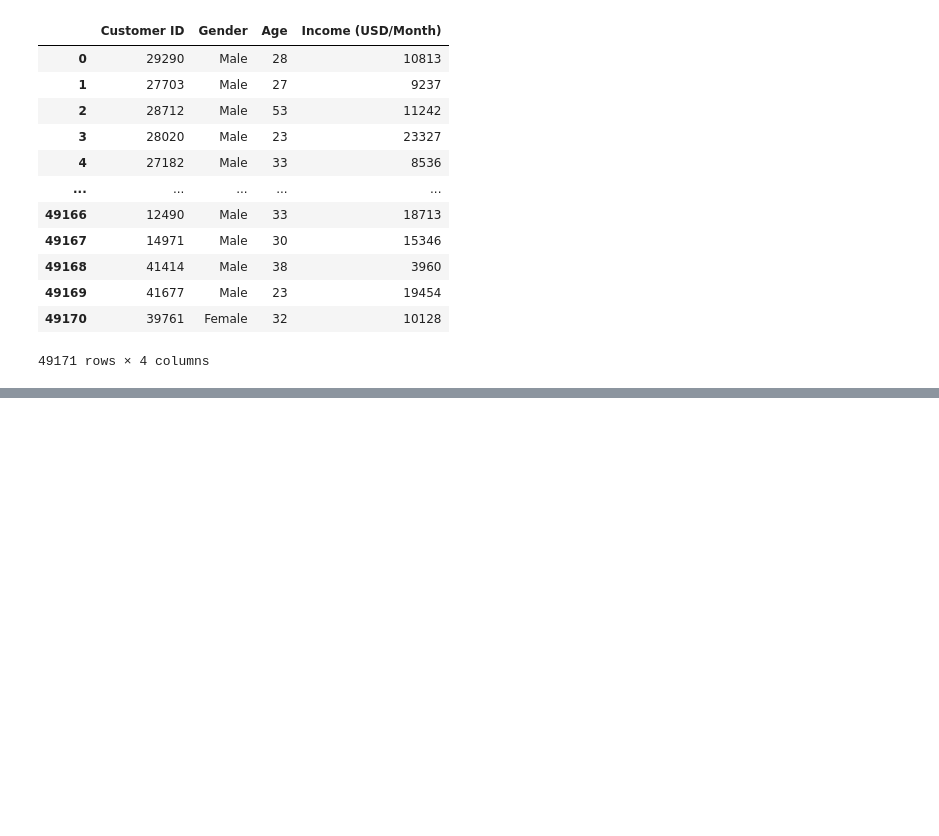
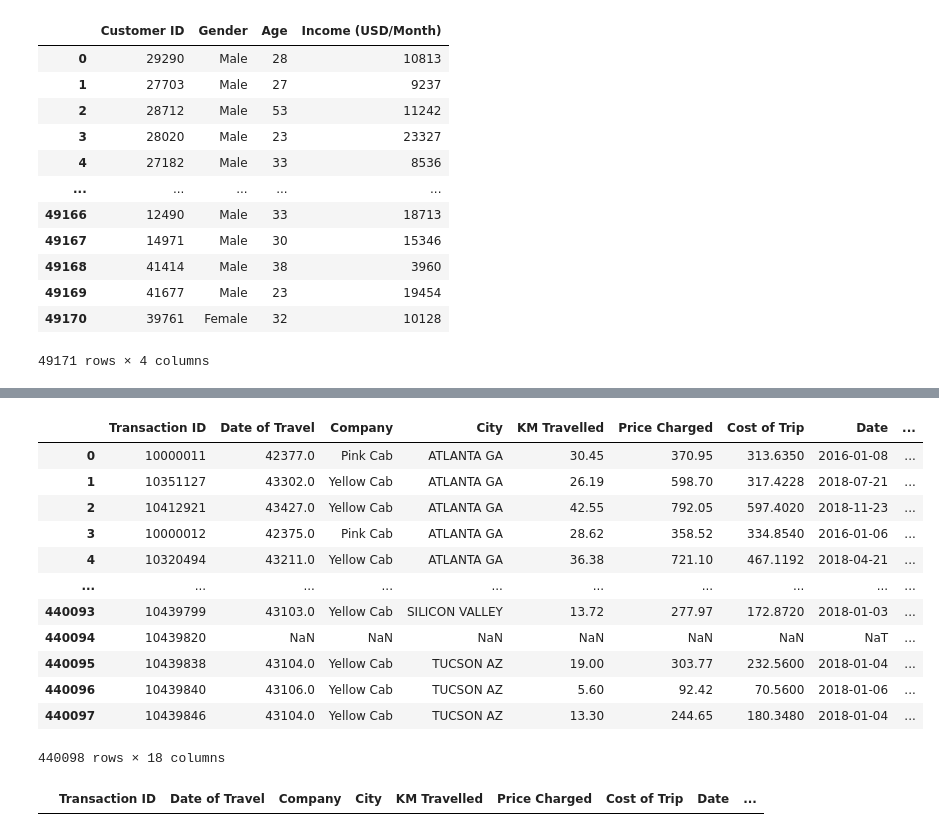
Before and after one commit to zehraozturkk/Cab_Industry, a Jupyter notebook: Processing.ipynb, the cells around one changed output, grey strips where cells are left out. Saved outputs shown, nothing was run; the diff lists cells and outputs as text; code cells hidden in the pictures; blank space fills up the shorter version.

```diff
--- a/Processing.ipynb
+++ b/Processing.ipynb
@@ -168,0 +258,21 @@ customer
+# %%
+merged_df3_2 = pd.merge(merged_df2_2, customer, on='Customer ID')
+merged_df3_2
+# %% [output]
+|  | Transaction ID | Date of Travel | Company | City | KM Travelled | Price Charged | Cost of Trip | Date | ... |
+| 0 | 10000011 | 42377.0 | Pink Cab | ATLANTA GA | 30.45 | 370.95 | 313.6350 | 2016-01-08 | ... |
+| 1 | 10351127 | 43302.0 | Yellow Cab | ATLANTA GA | 26.19 | 598.70 | 317.4228 | 2018-07-21 | ... |
+| 2 | 10412921 | 43427.0 | Yellow Cab | ATLANTA GA | 42.55 | 792.05 | 597.4020 | 2018-11-23 | ... |
+| 3 | 10000012 | 42375.0 | Pink Cab | ATLANTA GA | 28.62 | 358.52 | 334.8540 | 2016-01-06 | ... |
+| 4 | 10320494 | 43211.0 | Yellow Cab | ATLANTA GA | 36.38 | 721.10 | 467.1192 | 2018-04-21 | ... |
+| ... | ... | ... | ... | ... | ... | ... | ... | ... | ... |
+| 440093 | 10439799 | 43103.0 | Yellow Cab | SILICON VALLEY | 13.72 | 277.97 | 172.8720 | 2018-01-03 | ... |
+| 440094 | 10439820 | NaN | NaN | NaN | NaN | NaN | NaN | NaT | ... |
+| 440095 | 10439838 | 43104.0 | Yellow Cab | TUCSON AZ | 19.00 | 303.77 | 232.5600 | 2018-01-04 | ... |
+| 440096 | 10439840 | 43106.0 | Yellow Cab | TUCSON AZ | 5.60 | 92.42 | 70.5600 | 2018-01-06 | ... |
+| 440097 | 10439846 | 43104.0 | Yellow Cab | TUCSON AZ | 13.30 | 244.65 | 180.3480 | 2018-01-04 | ... |
+440098 rows × 18 columns
+# %%
+merged_df3_2[merged_df3_2.duplicated(keep=False)].sort_values(by=list(merged_df3_2.columns))
+# %% [output]
+|  | Transaction ID | Date of Travel | Company | City | KM Travelled | Price Charged | Cost of Trip | Date | ... |
```
Also changed, not shown: parts of 17 cells of this notebook, 1 other file.
